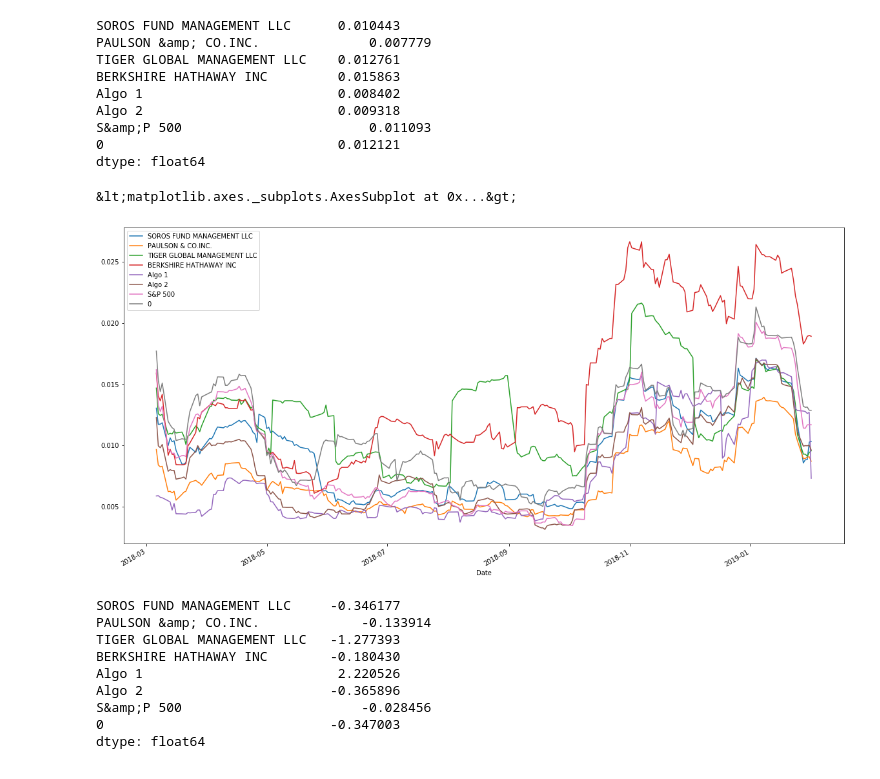
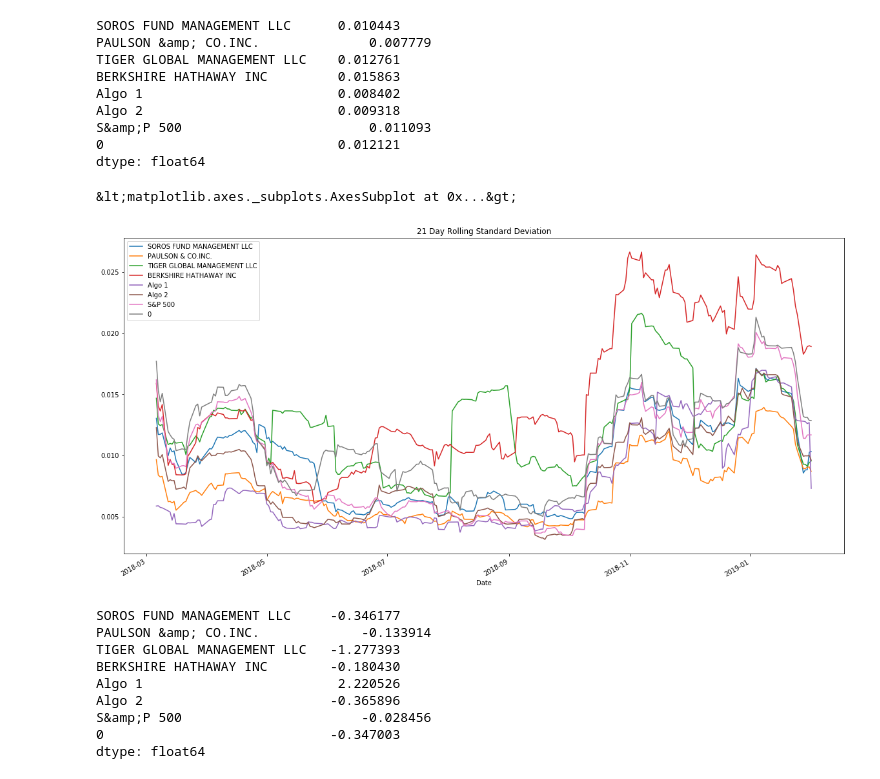
Before and after one commit to jorgeabud/pandas_analysis, a Jupyter notebook: Starter_Code/whale_analysis.ipynb, the cells around one changed output. Drawn from its saved outputs; the diff is of its cells as text; code cells hidden in the pictures.

```diff
--- a/Starter_Code/whale_analysis.ipynb
+++ b/Starter_Code/whale_analysis.ipynb
@@ -598,10 +598,10 @@ dtype: float64
 # %%
 # Rolling
 # YOUR CODE HERE
-all_portfolios.rolling(window=21).std().plot(figsize = (20,10))
+all_portfolios.rolling(window=21).std().plot(figsize = (20,10), title="21 Day Rolling Standard Deviation")
 # %% [output]
 &lt;matplotlib.axes._subplots.AxesSubplot at 0x...&gt;
-[figure, old version]
+[figure, new version]
 # %%
 # Annualized Sharpe Ratios
 # YOUR CODE HERE
```
Also changed, not shown: parts of 4 cells of this notebook.
